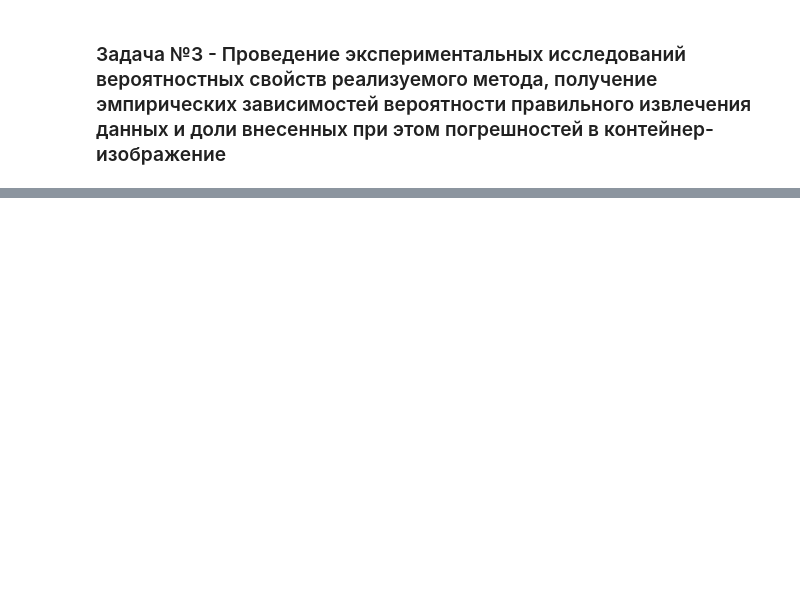
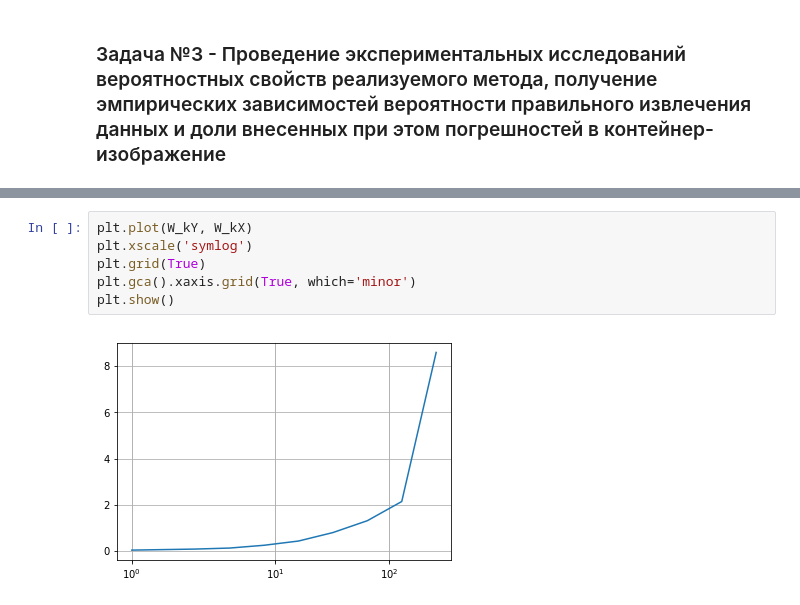
Before and after one commit to maxkrivich/steganography, a Jupyter notebook: lab3/lab3.ipynb, the cells around one changed output, grey strips where cells are left out. Drawn from its saved outputs; the diff is of its cells as text; blank space fills up the shorter version.

```diff
--- a/lab3/lab3.ipynb
+++ b/lab3/lab3.ipynb
@@ -169,0 +217,8 @@ for i in range(1, 9):
+# %%
+plt.plot(W_kY, W_kX)
+plt.xscale('symlog')
+plt.grid(True)
+plt.gca().xaxis.grid(True, which='minor')
+plt.show()
+# %% [output]
+[figure, added]
```
Also changed, not shown: parts of 21 cells of this notebook, 6 other files.
